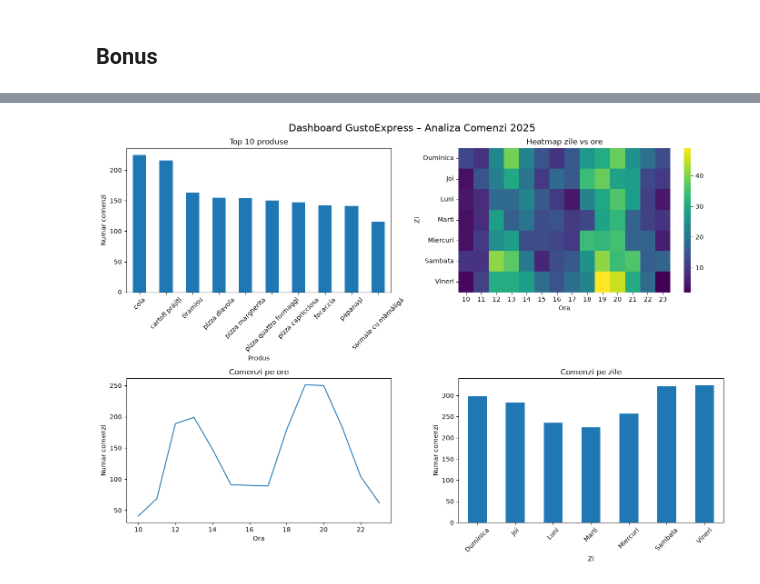
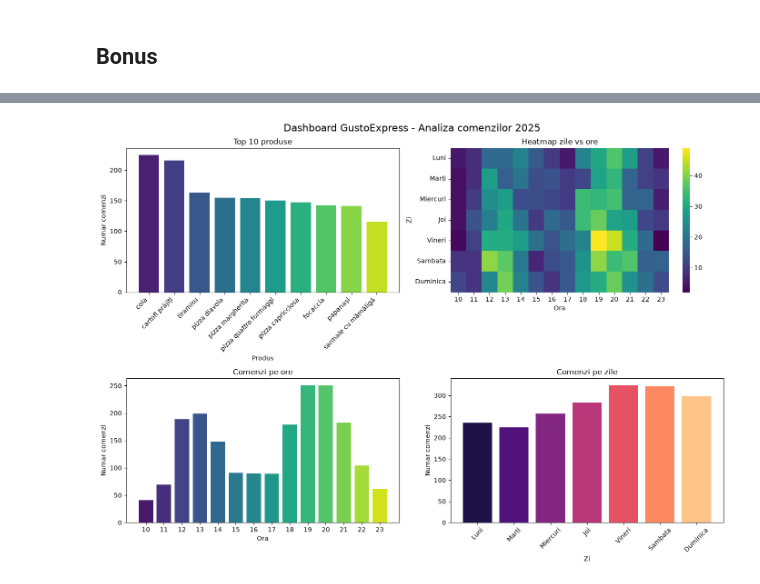
Before and after one commit to CristianaTrandafir/proiect_python_trandafir_cristiana, a Jupyter notebook: proiect_gustoexpress.ipynb, the cells around one changed output, grey strips where cells are left out. Drawn from its saved outputs; the diff is of its cells as text; code cells hidden in the pictures.

```diff
--- a/proiect_gustoexpress.ipynb
+++ b/proiect_gustoexpress.ipynb
@@ -125,4 +175,5 @@ comenzi['timp_livrare_min'] = comenzi.groupby('oras')['timp_livrare_min'].transf
     lambda x: x.fillna(x.median())
 )
 
-comenzi['rating_client'] = comenzi['rating_client'].fillna(comenzi['rating_client'].mean())
+print(f'Dupa completare, timp_livrare_min mai are {comenzi["timp_livrare_min"].isnull().sum()} valori lipsa.')
+print(f'rating_client are {comenzi["rating_client"].isnull().sum()} valori lipsa (nu le completam).')
@@ -519,10 +206,0 @@ Name: timp_livrare_min, dtype: float64
-# %%
-def categorie_livrare(minute):
-    if minute <= 30:
-        return "Rapida (≤30 min)"
-    elif minute <= 45:
-        return "Normala (31–45 min)"
-    else:
-        return "Lenta (>45 min)"
-
-df["categorie_livrare"] = df["timp_livrare_min"].apply(categorie_livrare)
@@ -593,14 +648,13 @@ tabel_orase.to_excel('rezumat_orase.xlsx', index=False)
 liste Python (ast.literal_eval), folosește explode() și afișează top 10 produse
 comandate, cu grafic."""
 
-
 import ast
 
-# 1. Transformam textul in liste Python
-df['produse'] = df['produse'].apply(ast.literal_eval)
+# 1. Transformam textul in liste Python (fara sa modificam df)
+produse_liste = df['produse'].str.strip().str.lower().apply(ast.literal_eval)
 
 # 2. Explode: o linie per produs
-df_exploded = df.explode('produse')
+df_exploded = df.assign(produse=produse_liste).explode('produse')
 
 # 3. Top 10 produse comandate
 top10 = df_exploded['produse'].value_counts().head(10)
@@ -608,7 +662,8 @@ print(top10)
 
 # 4. Grafic bar pentru top 10
 plt.figure(figsize=(10, 6))
-top10.plot(kind='bar')
+bare = plt.bar(top10.index, top10.values, color=sns.color_palette("viridis", 10))
+plt.bar_label(bare, padding=3)
 plt.xlabel('Produs')
 plt.ylabel('Numar comenzi')
 plt.title('Top 10 produse comandate')
@@ -635,20 +692,20 @@ Name: count, dtype: int64
 """B2 (3p) – Heatmap: creează un pivot_table cu zilele săptămânii pe rânduri, orele pe
 coloane și numărul de comenzi ca valori, apoi afișează-l cu sns.heatmap()."""
 
-# Pivot table: zile pe randuri, ore pe coloane
+# Pivot table: zile pe randuri (luni-duminica), ore pe coloane
 pivot = df.pivot_table(
     index='zi_saptamana_nume',
     columns='ora',
     values='id_comanda',
     aggfunc='count',
     fill_value=0
-)
+).reindex(ordine_zile)
 
-print(pivot)
+display(pivot)
 
 # Heatmap
 plt.figure(figsize=(14, 6))
-sns.heatmap(pivot, cmap='viridis')
+sns.heatmap(pivot, cmap='viridis', annot=True, fmt='d', annot_kws={"size": 8})
 plt.title('Heatmap comenzi: zile vs ore')
 plt.xlabel('Ora')
 plt.ylabel('Zi')
@@ -671,37 +730,39 @@ Vineri              3  11  31  31  28  19  14  19  23  49  45  31  18   2
 titlu general (fig.suptitle())."""
 
 fig, axes = plt.subplots(2, 2, figsize=(14, 10))
 
 # 1. Top 10 produse
-top10.plot(kind='bar', ax=axes[0, 0])
+axes[0, 0].bar(top10.index, top10.values, color=sns.color_palette("viridis", 10))
 axes[0, 0].set_title('Top 10 produse')
 axes[0, 0].set_xlabel('Produs')
 axes[0, 0].set_ylabel('Numar comenzi')
 axes[0, 0].tick_params(axis='x', rotation=45)
+plt.setp(axes[0, 0].get_xticklabels(), ha='right')
 
 # 2. Heatmap zile vs ore
 sns.heatmap(pivot, cmap='viridis', ax=axes[0, 1])
 axes[0, 1].set_title('Heatmap zile vs ore')
 axes[0, 1].set_xlabel('Ora')
 axes[0, 1].set_ylabel('Zi')
 
-# 3. Comenzi pe ore (line plot)
-df.groupby('ora')['id_comanda'].count().plot(ax=axes[1, 0])
+# 3. Comenzi pe ore
+axes[1, 0].bar(comenzi_pe_ora.index, comenzi_pe_ora.values, color=sns.color_palette("viridis", len(comenzi_pe_ora)))
 axes[1, 0].set_title('Comenzi pe ore')
 axes[1, 0].set_xlabel('Ora')
 axes[1, 0].set_ylabel('Numar comenzi')
+axes[1, 0].set_xticks(comenzi_pe_ora.index)
 
-# 4. Comenzi pe zile (bar plot)
-df.groupby('zi_saptamana_nume')['id_comanda'].count().plot(kind='bar', ax=axes[1, 1])
+# 4. Comenzi pe zile (luni-duminica)
+axes[1, 1].bar(comenzi_pe_zi.index, comenzi_pe_zi.values, color=sns.color_palette("magma", len(comenzi_pe_zi)))
 axes[1, 1].set_title('Comenzi pe zile')
 axes[1, 1].set_xlabel('Zi')
 axes[1, 1].set_ylabel('Numar comenzi')
 axes[1, 1].tick_params(axis='x', rotation=45)
 
 # Titlu general
-fig.suptitle('Dashboard GustoExpress – Analiza Comenzi 2025', fontsize=16)
+fig.suptitle('Dashboard GustoExpress - Analiza comenzilor 2025', fontsize=16)
 
 plt.tight_layout()
 plt.show()
 # %% [output]
-[figure, old version]
+[figure, new version]
```
Also changed, not shown: parts of 96 cells of this notebook, 2 other files.
